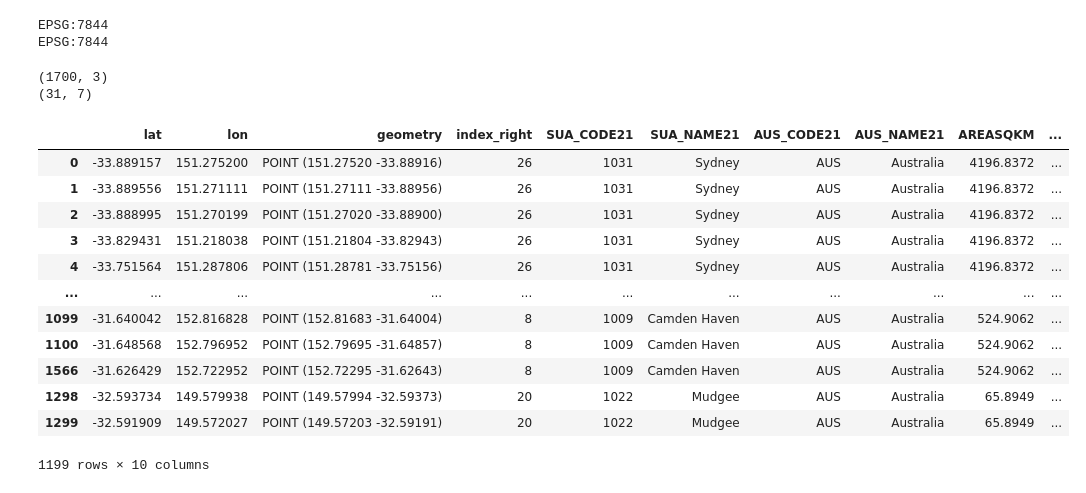
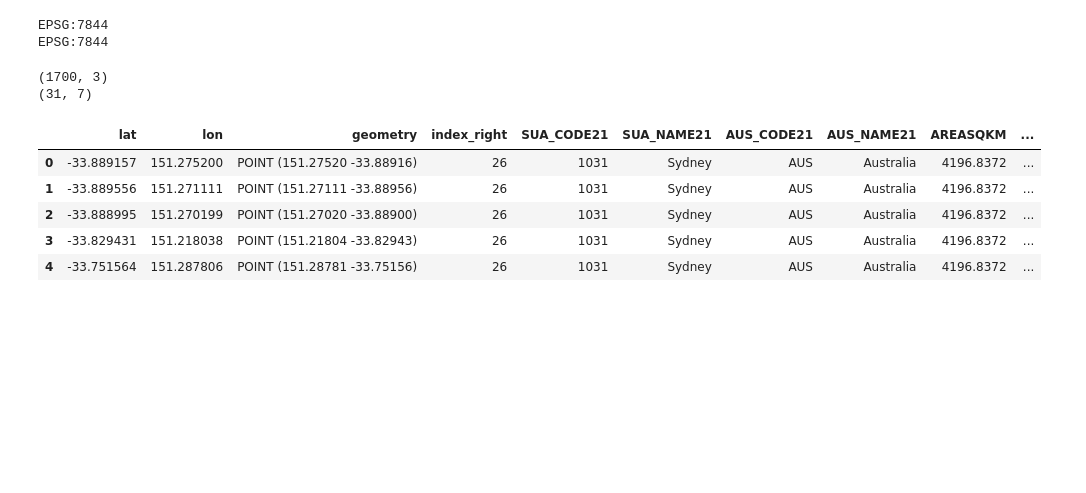
Before and after one commit to tobeychen/9075, a Jupyter notebook: Untitled1.ipynb, the cells around one changed output. Drawn from its saved outputs; the diff is of its cells as text; code cells hidden in the pictures; blank space fills up the shorter version.

```diff
--- a/Untitled1.ipynb
+++ b/Untitled1.ipynb
@@ -580,26 +581,19 @@ EPSG:7844
 # %%
 gdf_all_healthcare_GS = gpd.sjoin(gdf_all_healthcare, gdf_sua)
 
 print(gdf_all_healthcare.shape)
 print(gdf_sua.shape)
 
-gdf_all_healthcare_GS
+gdf_all_healthcare_GS.head()
 # %% [output]
 (1700, 3)
 (31, 7)
 |  | lat | lon | geometry | index_right | SUA_CODE21 | SUA_NAME21 | AUS_CODE21 | AUS_NAME21 | AREASQKM | ... |
 | 0 | -33.889157 | 151.275200 | POINT (151.27520 -33.88916) | 26 | 1031 | Sydney | AUS | Australia | 4196.8372 | ... |
 | 1 | -33.889556 | 151.271111 | POINT (151.27111 -33.88956) | 26 | 1031 | Sydney | AUS | Australia | 4196.8372 | ... |
 | 2 | -33.888995 | 151.270199 | POINT (151.27020 -33.88900) | 26 | 1031 | Sydney | AUS | Australia | 4196.8372 | ... |
 | 3 | -33.829431 | 151.218038 | POINT (151.21804 -33.82943) | 26 | 1031 | Sydney | AUS | Australia | 4196.8372 | ... |
 | 4 | -33.751564 | 151.287806 | POINT (151.28781 -33.75156) | 26 | 1031 | Sydney | AUS | Australia | 4196.8372 | ... |
-| ... | ... | ... | ... | ... | ... | ... | ... | ... | ... | ... |
-| 1099 | -31.640042 | 152.816828 | POINT (152.81683 -31.64004) | 8 | 1009 | Camden Haven | AUS | Australia | 524.9062 | ... |
-| 1100 | -31.648568 | 152.796952 | POINT (152.79695 -31.64857) | 8 | 1009 | Camden Haven | AUS | Australia | 524.9062 | ... |
-| 1566 | -31.626429 | 152.722952 | POINT (152.72295 -31.62643) | 8 | 1009 | Camden Haven | AUS | Australia | 524.9062 | ... |
-| 1298 | -32.593734 | 149.579938 | POINT (149.57994 -32.59373) | 20 | 1022 | Mudgee | AUS | Australia | 65.8949 | ... |
-| 1299 | -32.591909 | 149.572027 | POINT (149.57203 -32.59191) | 20 | 1022 | Mudgee | AUS | Australia | 65.8949 | ... |
-1199 rows × 10 columns
 # %%
 fig, ax = plt.subplots(figsize = (12,12))
 
```
Also changed, not shown: parts of 2 cells of this notebook.
